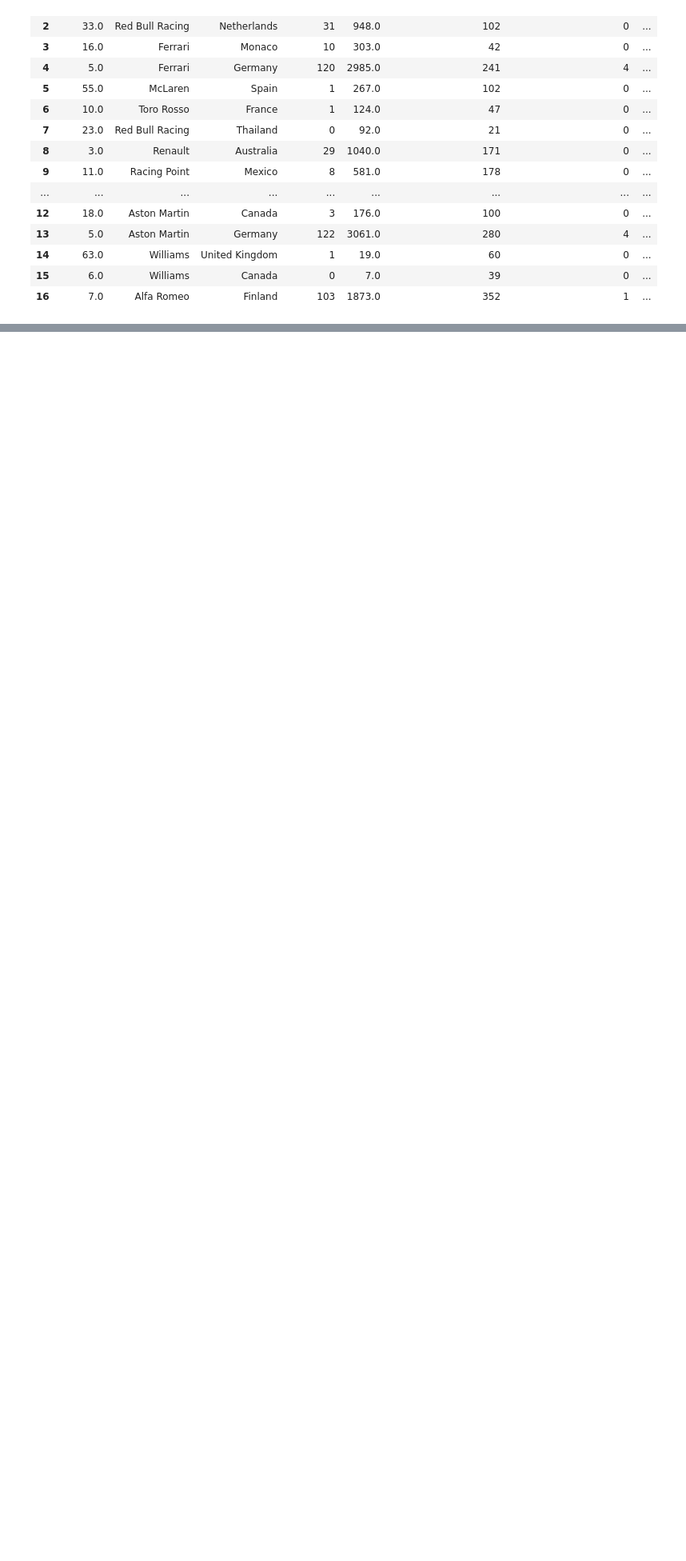
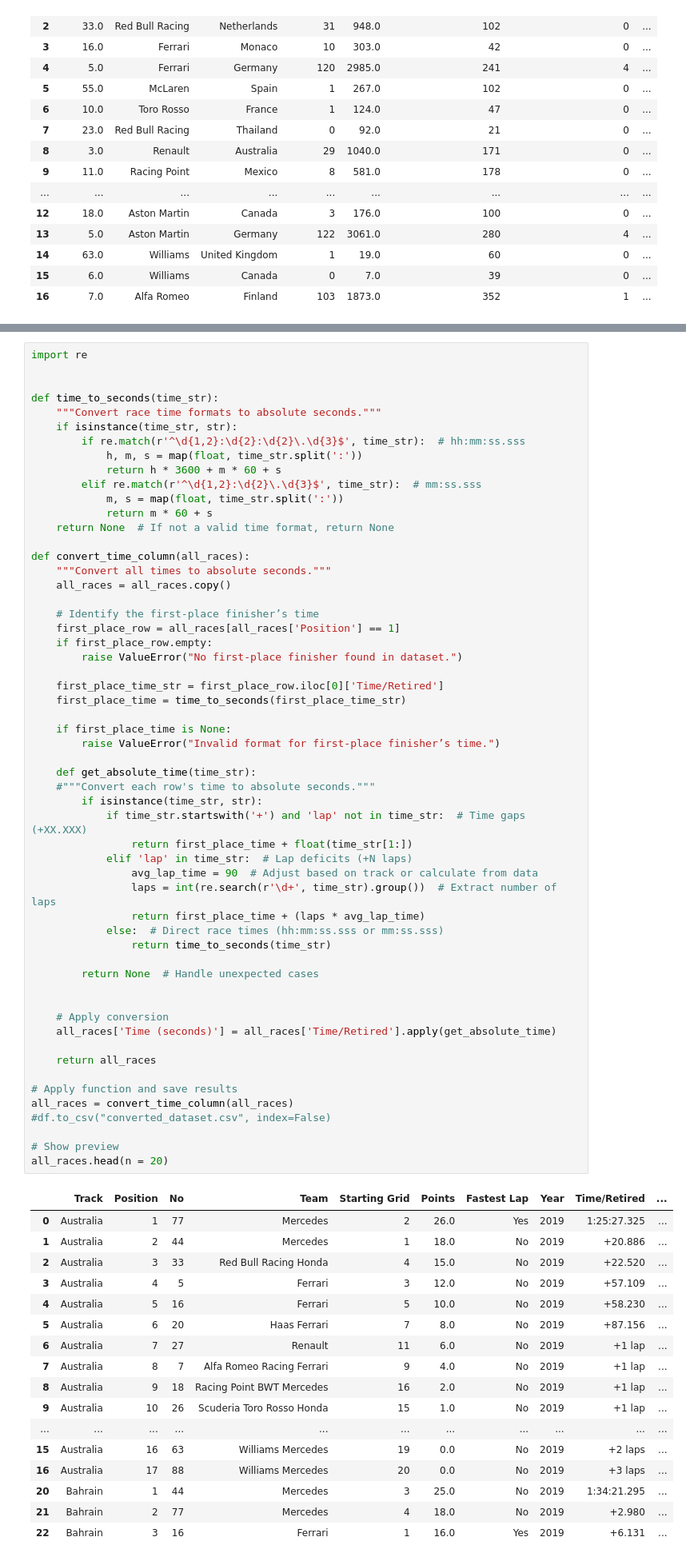
Before and after one commit to Dekamayaro/F1-Prediction-Project, a Jupyter notebook: project.ipynb, the cells around one changed output, grey strips where cells are left out. Shown at 80% size. Cells and saved outputs as stored; diff of their text form; blank space fills up the shorter version.

Commit message:
added times to all races

```diff
--- a/project.ipynb
+++ b/project.ipynb
@@ -104,3 +104,77 @@ all_races.head(n = 60)
 | 63 | Azerbaijan | 4 | 33 | Red Bull Racing Honda | 4 | 12.0 | No | 2019 | +17.493 | ... |
 | 64 | Azerbaijan | 5 | 16 | Ferrari | 8 | 11.0 | Yes | 2019 | +69.107 | ... |
 | 65 | Azerbaijan | 6 | 11 | Racing Point BWT Mercedes | 5 | 8.0 | No | 2019 | +76.416 | ... |
+# %%
+import re
+
+
+def time_to_seconds(time_str):
+    """Convert race time formats to absolute seconds."""
+    if isinstance(time_str, str):
+        if re.match(r'^\d{1,2}:\d{2}:\d{2}\.\d{3}$', time_str):  # hh:mm:ss.sss
+            h, m, s = map(float, time_str.split(':'))
+            return h * 3600 + m * 60 + s
+        elif re.match(r'^\d{1,2}:\d{2}\.\d{3}$', time_str):  # mm:ss.sss
+            m, s = map(float, time_str.split(':'))
+            return m * 60 + s
+    return None  # If not a valid time format, return None
+
+def convert_time_column(all_races):
+    """Convert all times to absolute seconds."""
+    all_races = all_races.copy()
+
+    # Identify the first-place finisher’s time
+    first_place_row = all_races[all_races['Position'] == 1]
+    if first_place_row.empty:
+        raise ValueError("No first-place finisher found in dataset.")
+
+    first_place_time_str = first_place_row.iloc[0]['Time/Retired']
+    first_place_time = time_to_seconds(first_place_time_str)
+
+    if first_place_time is None:
+        raise ValueError("Invalid format for first-place finisher’s time.")
+
+    def get_absolute_time(time_str):
+    #"""Convert each row's time to absolute seconds."""
+        if isinstance(time_str, str):
+            if time_str.startswith('+') and 'lap' not in time_str:  # Time gaps (+XX.XXX)
+                return first_place_time + float(time_str[1:])
+            elif 'lap' in time_str:  # Lap deficits (+N laps)
+                avg_lap_time = 90  # Adjust based on track or calculate from data
+                laps = int(re.search(r'\d+', time_str).group())  # Extract number of laps
+                return first_place_time + (laps * avg_lap_time)
+            else:  # Direct race times (hh:mm:ss.sss or mm:ss.sss)
+                return time_to_seconds(time_str)
+
+        return None  # Handle unexpected cases
+
+
+    # Apply conversion
+    all_races['Time (seconds)'] = all_races['Time/Retired'].apply(get_absolute_time)
+
+    return all_races
+
+# Apply function and save results
+all_races = convert_time_column(all_races)
+#df.to_csv("converted_dataset.csv", index=False)
+
+# Show preview
+all_races.head(n = 20)
+# %% [output]
+|  | Track | Position | No | Team | Starting Grid | Points | Fastest Lap | Year | Time/Retired | ... |
+| 0 | Australia | 1 | 77 | Mercedes | 2 | 26.0 | Yes | 2019 | 1:25:27.325 | ... |
+| 1 | Australia | 2 | 44 | Mercedes | 1 | 18.0 | No | 2019 | +20.886 | ... |
+| 2 | Australia | 3 | 33 | Red Bull Racing Honda | 4 | 15.0 | No | 2019 | +22.520 | ... |
+| 3 | Australia | 4 | 5 | Ferrari | 3 | 12.0 | No | 2019 | +57.109 | ... |
+| 4 | Australia | 5 | 16 | Ferrari | 5 | 10.0 | No | 2019 | +58.230 | ... |
+| 5 | Australia | 6 | 20 | Haas Ferrari | 7 | 8.0 | No | 2019 | +87.156 | ... |
+| 6 | Australia | 7 | 27 | Renault | 11 | 6.0 | No | 2019 | +1 lap | ... |
+| 7 | Australia | 8 | 7 | Alfa Romeo Racing Ferrari | 9 | 4.0 | No | 2019 | +1 lap | ... |
+| 8 | Australia | 9 | 18 | Racing Point BWT Mercedes | 16 | 2.0 | No | 2019 | +1 lap | ... |
+| 9 | Australia | 10 | 26 | Scuderia Toro Rosso Honda | 15 | 1.0 | No | 2019 | +1 lap | ... |
+| ... | ... | ... | ... | ... | ... | ... | ... | ... | ... | ... |
+| 15 | Australia | 16 | 63 | Williams Mercedes | 19 | 0.0 | No | 2019 | +2 laps | ... |
+| 16 | Australia | 17 | 88 | Williams Mercedes | 20 | 0.0 | No | 2019 | +3 laps | ... |
+| 20 | Bahrain | 1 | 44 | Mercedes | 3 | 25.0 | No | 2019 | 1:34:21.295 | ... |
+| 21 | Bahrain | 2 | 77 | Mercedes | 4 | 18.0 | No | 2019 | +2.980 | ... |
+| 22 | Bahrain | 3 | 16 | Ferrari | 1 | 16.0 | Yes | 2019 | +6.131 | ... |
```
